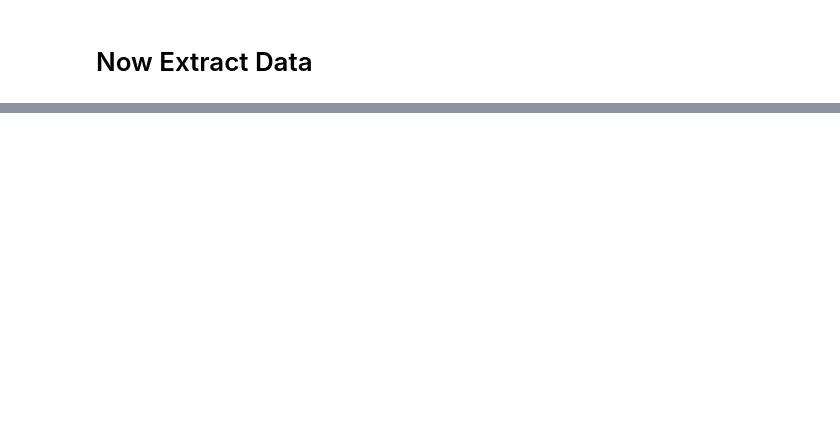
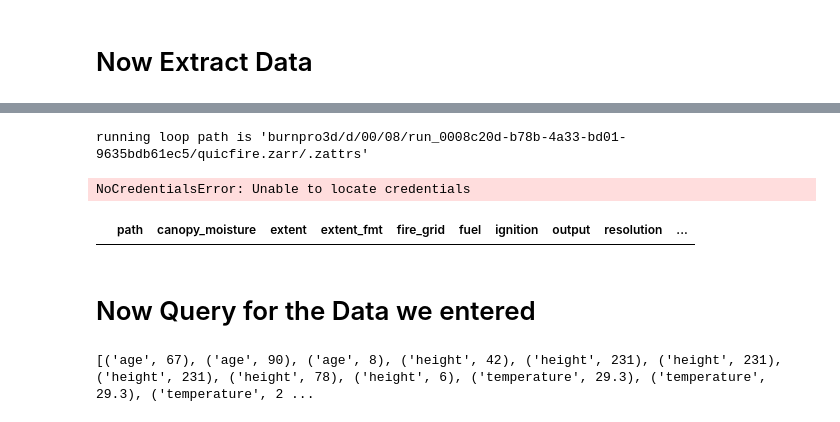
Before and after one commit to devinshende/learning-ml, a Jupyter notebook: gatherdata.ipynb, the cells around one changed output, grey strips where cells are left out. Cells and saved outputs as stored; diff of their text form; code cells hidden in the pictures; blank space fills up the shorter version.

```diff
--- a/gatherdata.ipynb
+++ b/gatherdata.ipynb
@@ -66,0 +74,3 @@ len(simulation_paths)
+# %%
+simulation_paths = read_paths()
+len(simulation_paths)
@@ -67,2 +79,34 @@ len(simulation_paths)
 # %% [markdown]
 # Now Extract Data
+# %%
+import influxdb_client
+from influxdb_client.client.write_api import SYNCHRONOUS
+
+bucket = "devin"
+org = "SDSC internship"
+# Store the URL of your InfluxDB instance
+url= "http://localhost:8086"
+
+client = influxdb_client.InfluxDBClient(
+    url=url,
+    token="FIX",
+    org=org
+)
+
+# Write script
+write_api = client.write_api(write_options=SYNCHRONOUS)
+
+p = influxdb_client.Point("ravi").tag("location", "Czech").field("temperature", 89.9).field("height",6).field("age",8)
+write_api.write(bucket=bucket, org=org, record=p)
+# %%
+json_payload = []
+data = {
+    "measurement": "simulation_run",
+    "tags": {
+        "wifire"
+    },
+    "time": "2022-10-22T12:52:03.903821-07:00",
+    "fields": {}
+}
+# json_payload.append(data)
+# client.write_points(json_payload)
@@ -68,0 +174,12 @@ len(simulation_paths)
+# %%
+simulation_paths = read_paths()
+df = get_df(3)
+# %% [output]
+running loop path is 'burnpro3d/d/00/08/run_0008c20d-b78b-4a33-bd01-9635bdb61ec5/quicfire.zarr/.zattrs'
+NoCredentialsError: Unable to locate credentials
+# %%
+df
+# %% [output]
+|  | path | canopy_moisture | extent | extent_fmt | fire_grid | fuel | ignition | output | resolution | ... |
+# %% [markdown]
+# Now Query for the Data we entered
@@ -68,0 +194,10 @@ len(simulation_paths)
+# %%
+results = []
+for table in result:
+  for record in table.records:
+    results.append((record.get_field(), record.get_value()))
+
+print(results)
+# [(temperature, 25.3)]
+# %% [output]
+[('age', 67), ('age', 90), ('age', 8), ('height', 42), ('height', 231), ('height', 231), ('height', 231), ('height', 78), ('height', 6), ('temperature', 29.3), ('temperature', 29.3), ('temperature', 2 ...
```
Also changed, not shown: parts of 11 cells of this notebook, 3 other files.
